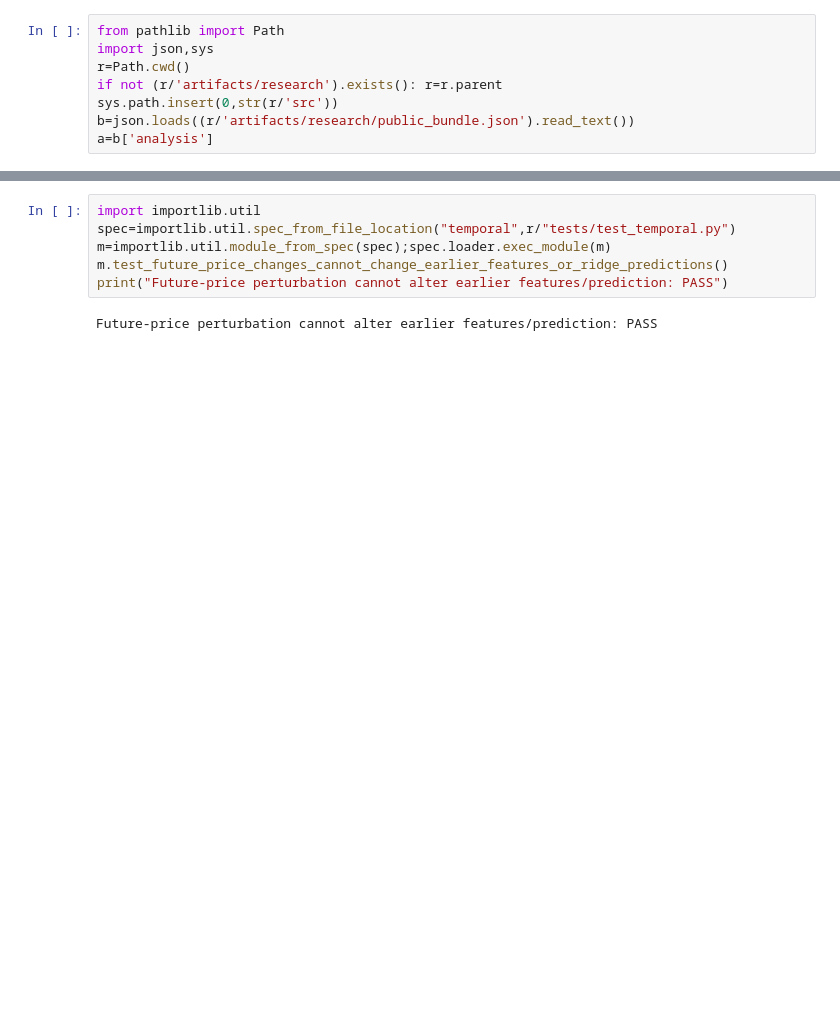
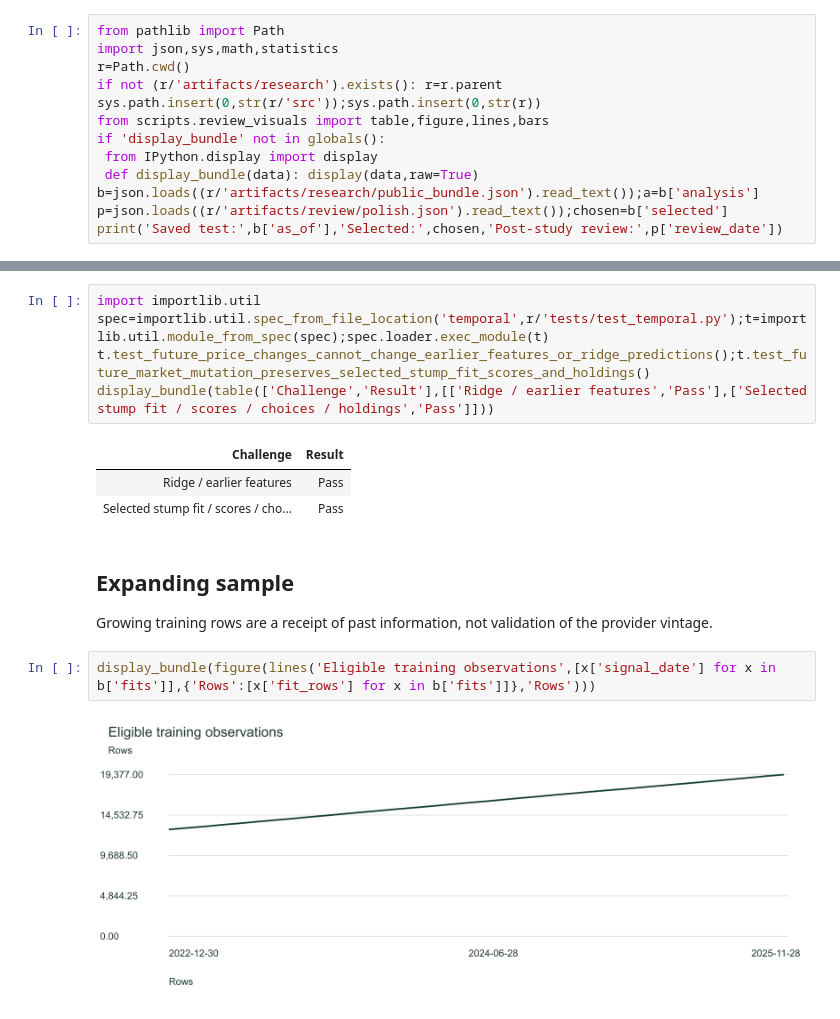
Before and after one commit to thvh2006/systematic-equity-ml-research, a Jupyter notebook: notebooks/02_hypotheses_labels_and_features.ipynb, the cells around one changed output, grey strips where cells are left out. Saved outputs shown, nothing was run; the diff lists cells and outputs as text; blank space fills up the shorter version.

```diff
--- a/notebooks/02_hypotheses_labels_and_features.ipynb
+++ b/notebooks/02_hypotheses_labels_and_features.ipynb
@@ -4,8 +7,13 @@ Saved retrospective research. No training or held-out reselection. Run from the
 # %%
 from pathlib import Path
-import json,sys
+import json,sys,math,statistics
 r=Path.cwd()
 if not (r/'artifacts/research').exists(): r=r.parent
-sys.path.insert(0,str(r/'src'))
-b=json.loads((r/'artifacts/research/public_bundle.json').read_text())
-a=b['analysis']
+sys.path.insert(0,str(r/'src'));sys.path.insert(0,str(r))
+from scripts.review_visuals import table,figure,lines,bars
+if 'display_bundle' not in globals():
+ from IPython.display import display
+ def display_bundle(data): display(data,raw=True)
+b=json.loads((r/'artifacts/research/public_bundle.json').read_text());a=b['analysis']
+p=json.loads((r/'artifacts/review/polish.json').read_text());chosen=b['selected']
+print('Saved test:',b['as_of'],'Selected:',chosen,'Post-study review:',p['review_date'])
@@ -37,8 +53,17 @@ Saved fit windows: 36
 # %%
 import importlib.util
-spec=importlib.util.spec_from_file_location("temporal",r/"tests/test_temporal.py")
-m=importlib.util.module_from_spec(spec);spec.loader.exec_module(m)
-m.test_future_price_changes_cannot_change_earlier_features_or_ridge_predictions()
-print("Future-price perturbation cannot alter earlier features/prediction: PASS")
+spec=importlib.util.spec_from_file_location('temporal',r/'tests/test_temporal.py');t=importlib.util.module_from_spec(spec);spec.loader.exec_module(t)
+t.test_future_price_changes_cannot_change_earlier_features_or_ridge_predictions();t.test_future_market_mutation_preserves_selected_stump_fit_scores_and_holdings()
+display_bundle(table(['Challenge','Result'],[['Ridge / earlier features','Pass'],['Selected stump fit / scores / choices / holdings','Pass']]))
 # %% [output]
-Future-price perturbation cannot alter earlier features/prediction: PASS
+| Challenge | Result |
+| Ridge / earlier features | Pass |
+| Selected stump fit / scores / cho... | Pass |
+# %% [markdown]
+## Expanding sample
+
+Growing training rows are a receipt of past information, not validation of the provider vintage.
+# %%
+display_bundle(figure(lines('Eligible training observations',[x['signal_date'] for x in b['fits']],{'Rows':[x['fit_rows'] for x in b['fits']]},'Rows')))
+# %% [output]
+[figure, added]
```
Also changed, not shown: parts of 14 cells of this notebook, 42 other files.
